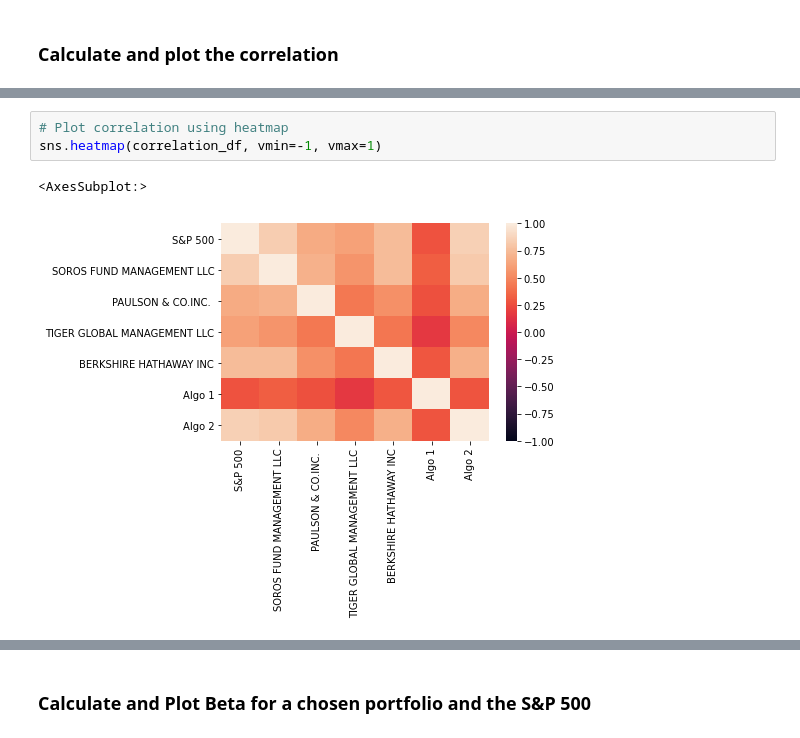
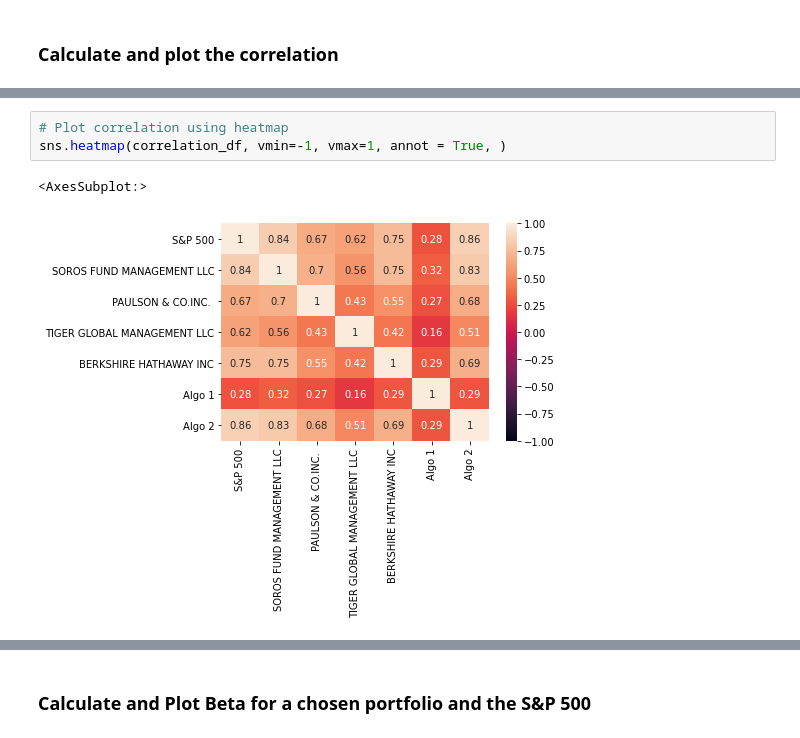
Before and after one commit to joeyh2/portfolio-analysis, a Jupyter notebook: whale_analysis.ipynb, the cells around one changed output, grey strips where cells are left out. Drawn from its saved outputs; the diff is of its cells as text.

```diff
--- a/whale_analysis.ipynb
+++ b/whale_analysis.ipynb
@@ -384,7 +383,7 @@ correlation_df
 | Algo 2 | 0.858764 | 0.826873 | 0.678152 | 0.507414 | 0.688082 | 0.288243 | ... |
 # %%
 # Plot correlation using heatmap
-sns.heatmap(correlation_df, vmin=-1, vmax=1)
+sns.heatmap(correlation_df, vmin=-1, vmax=1, annot = True, )
 # %% [output]
 <AxesSubplot:>
-[figure, old version]
+[figure, new version]
```
Also changed, not shown: parts of 26 cells of this notebook, 3 other files.
